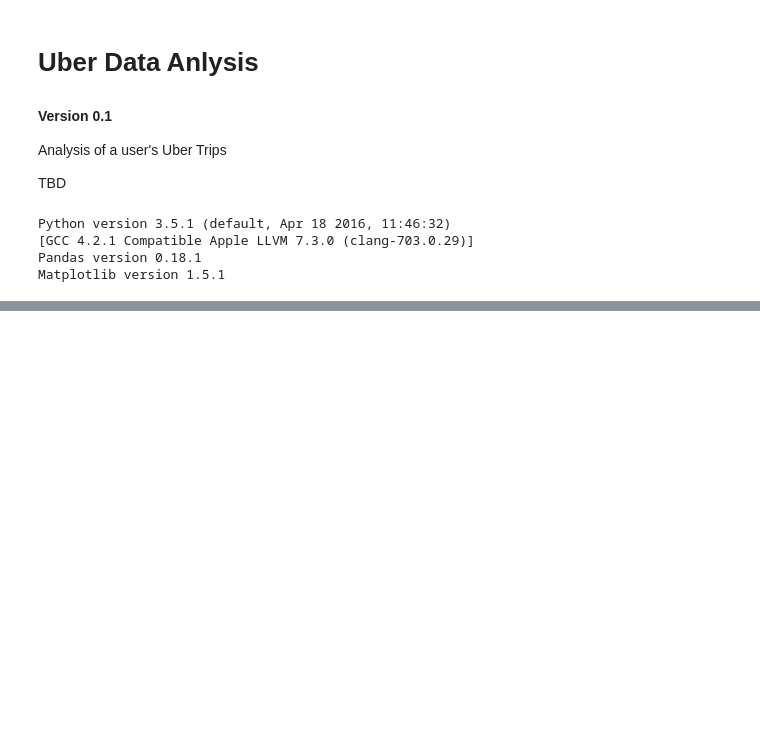
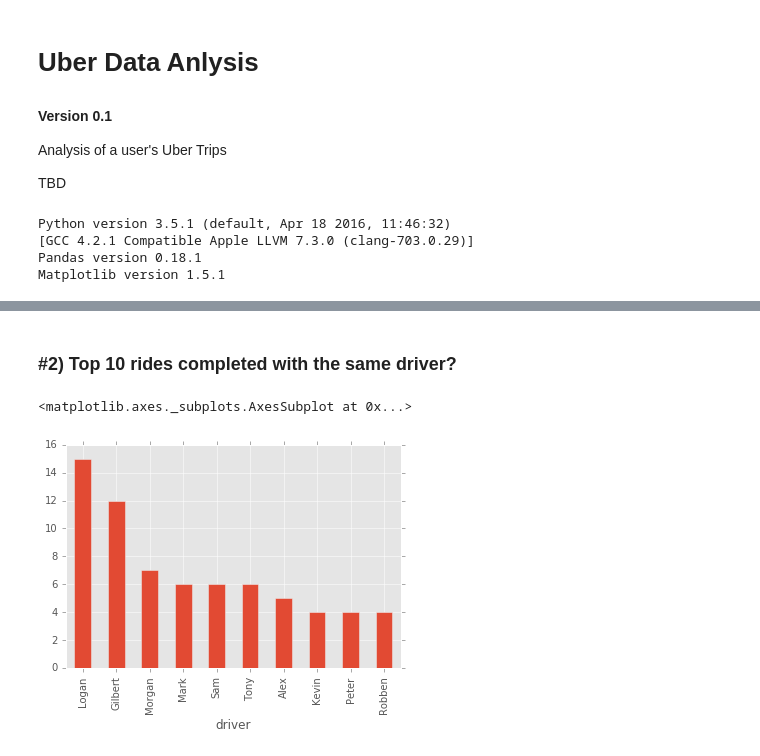
Before and after one commit to Link-/uber_data, a Jupyter notebook: analysis/Uber-Data_Analysis-0.1.ipynb, the cells around one changed output, grey strips where cells are left out. Drawn from its saved outputs; the diff is of its cells as text; code cells hidden in the pictures; blank space fills up the shorter version.

```diff
--- a/analysis/Uber-Data_Analysis-0.1.ipynb
+++ b/analysis/Uber-Data_Analysis-0.1.ipynb
@@ -52,0 +73,8 @@ data
+# %% [markdown]
+### #2) Top 10 rides completed with the same driver?
+# %%
+p = paid_rides['driver'].groupby(paid_rides.driver).count().sort_values(ascending=False)[:10]
+p.plot(kind='bar')
+# %% [output]
+<matplotlib.axes._subplots.AxesSubplot at 0x...>
+[figure, added]
```
Also changed, not shown: parts of 26 cells of this notebook, 2 other files.
